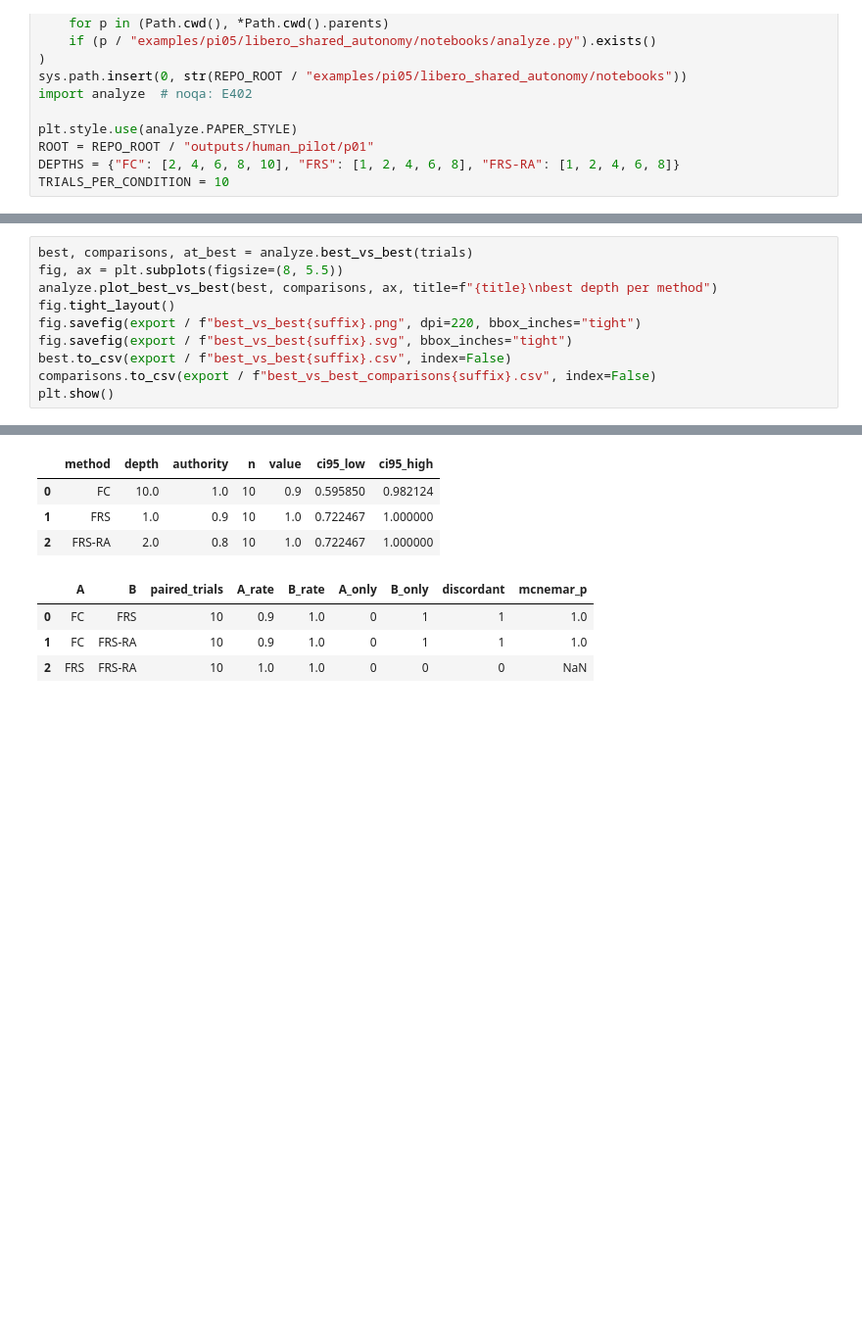
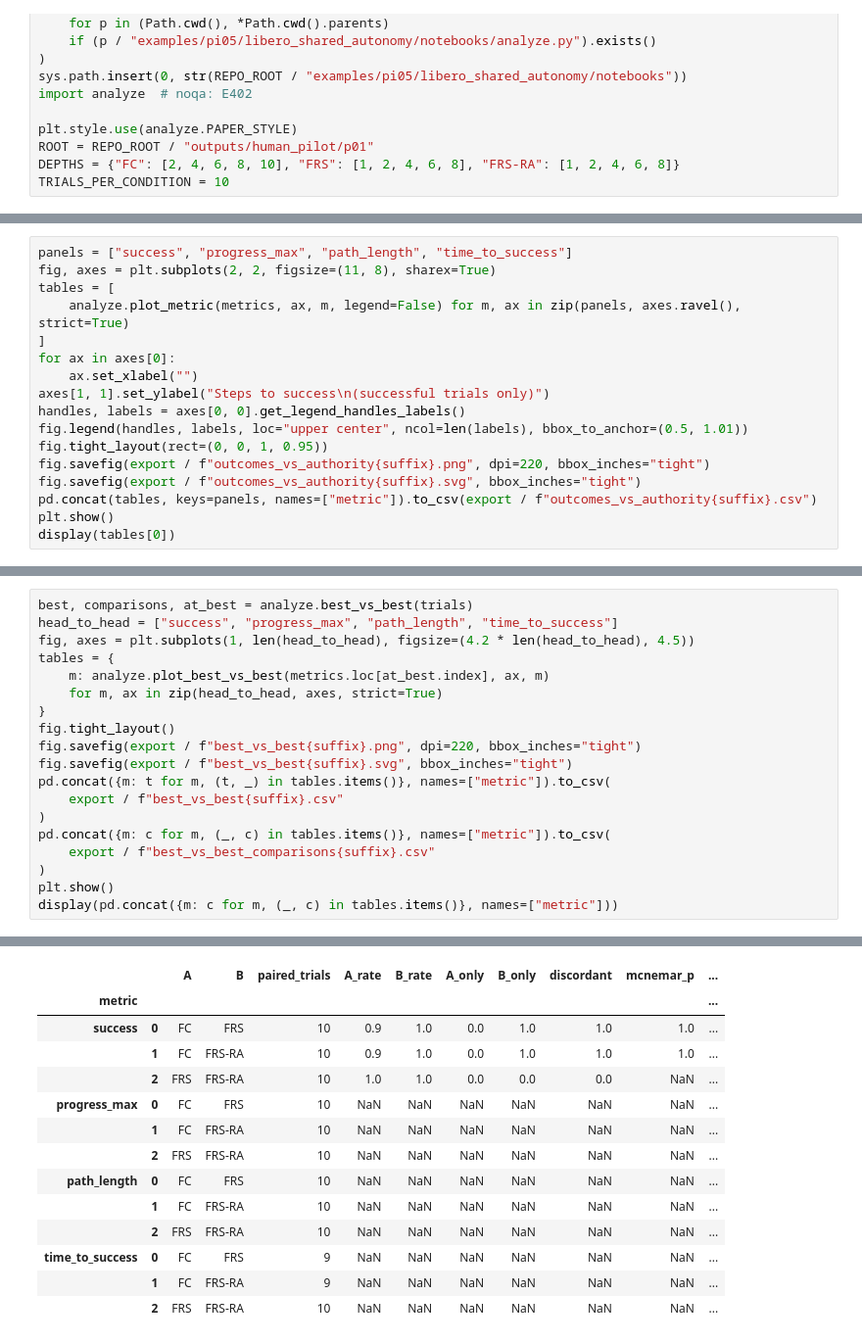
Before and after one commit to ricebcilab/lerobot, a Jupyter notebook: examples/pi05/libero_shared_autonomy/notebooks/analyze_human_pilot.ipynb, the cells around one changed output, grey strips where cells are left out. Shown at 98% size. Saved outputs shown, nothing was run; the diff lists cells and outputs as text; blank space fills up the shorter version.

```diff
--- a/examples/pi05/libero_shared_autonomy/notebooks/analyze_human_pilot.ipynb
+++ b/examples/pi05/libero_shared_autonomy/notebooks/analyze_human_pilot.ipynb
@@ -110,0 +105,17 @@ fewer than 6 discordant pairs cannot reach 0.05.
+# %%
+panels = ["success", "progress_max", "path_length", "time_to_success"]
+fig, axes = plt.subplots(2, 2, figsize=(11, 8), sharex=True)
+tables = [
+    analyze.plot_metric(metrics, ax, m, legend=False) for m, ax in zip(panels, axes.ravel(), strict=True)
+]
+for ax in axes[0]:
+    ax.set_xlabel("")
+axes[1, 1].set_ylabel("Steps to success\n(successful trials only)")
+handles, labels = axes[0, 0].get_legend_handles_labels()
+fig.legend(handles, labels, loc="upper center", ncol=len(labels), bbox_to_anchor=(0.5, 1.01))
+fig.tight_layout(rect=(0, 0, 1, 0.95))
+fig.savefig(export / f"outcomes_vs_authority{suffix}.png", dpi=220, bbox_inches="tight")
+fig.savefig(export / f"outcomes_vs_authority{suffix}.svg", bbox_inches="tight")
+pd.concat(tables, keys=panels, names=["metric"]).to_csv(export / f"outcomes_vs_authority{suffix}.csv")
+plt.show()
+display(tables[0])
@@ -111,11 +152,20 @@ fewer than 6 discordant pairs cannot reach 0.05.
 # %%
 best, comparisons, at_best = analyze.best_vs_best(trials)
-fig, ax = plt.subplots(figsize=(8, 5.5))
-analyze.plot_best_vs_best(best, comparisons, ax, title=f"{title}\nbest depth per method")
+head_to_head = ["success", "progress_max", "path_length", "time_to_success"]
+fig, axes = plt.subplots(1, len(head_to_head), figsize=(4.2 * len(head_to_head), 4.5))
+tables = {
+    m: analyze.plot_best_vs_best(metrics.loc[at_best.index], ax, m)
+    for m, ax in zip(head_to_head, axes, strict=True)
+}
 fig.tight_layout()
 fig.savefig(export / f"best_vs_best{suffix}.png", dpi=220, bbox_inches="tight")
 fig.savefig(export / f"best_vs_best{suffix}.svg", bbox_inches="tight")
-best.to_csv(export / f"best_vs_best{suffix}.csv", index=False)
-comparisons.to_csv(export / f"best_vs_best_comparisons{suffix}.csv", index=False)
+pd.concat({m: t for m, (t, _) in tables.items()}, names=["metric"]).to_csv(
+    export / f"best_vs_best{suffix}.csv"
+)
+pd.concat({m: c for m, (_, c) in tables.items()}, names=["metric"]).to_csv(
+    export / f"best_vs_best_comparisons{suffix}.csv"
+)
 plt.show()
+display(pd.concat({m: c for m, (_, c) in tables.items()}, names=["metric"]))
 # %% [output]
@@ -122,8 +173,14 @@ plt.show()
-|  | method | depth | authority | n | value | ci95_low | ci95_high |
-| 0 | FC | 10.0 | 1.0 | 10 | 0.9 | 0.595850 | 0.982124 |
-| 1 | FRS | 1.0 | 0.9 | 10 | 1.0 | 0.722467 | 1.000000 |
-| 2 | FRS-RA | 2.0 | 0.8 | 10 | 1.0 | 0.722467 | 1.000000 |
+|  |  | A | B | paired_trials | A_rate | B_rate | A_only | B_only | discordant | mcnemar_p | ... |
+| metric |  |  |  |  |  |  |  |  |  |  | ... |
+| success | 0 | FC | FRS | 10 | 0.9 | 1.0 | 0.0 | 1.0 | 1.0 | 1.0 | ... |
+|  | 1 | FC | FRS-RA | 10 | 0.9 | 1.0 | 0.0 | 1.0 | 1.0 | 1.0 | ... |
+|  | 2 | FRS | FRS-RA | 10 | 1.0 | 1.0 | 0.0 | 0.0 | 0.0 | NaN | ... |
+| progress_max | 0 | FC | FRS | 10 | NaN | NaN | NaN | NaN | NaN | NaN | ... |
+|  | 1 | FC | FRS-RA | 10 | NaN | NaN | NaN | NaN | NaN | NaN | ... |
+|  | 2 | FRS | FRS-RA | 10 | NaN | NaN | NaN | NaN | NaN | NaN | ... |
+| path_length | 0 | FC | FRS | 10 | NaN | NaN | NaN | NaN | NaN | NaN | ... |
+|  | 1 | FC | FRS-RA | 10 | NaN | NaN | NaN | NaN | NaN | NaN | ... |
+|  | 2 | FRS | FRS-RA | 10 | NaN | NaN | NaN | NaN | NaN | NaN | ... |
+| time_to_success | 0 | FC | FRS | 9 | NaN | NaN | NaN | NaN | NaN | NaN | ... |
+|  | 1 | FC | FRS-RA | 9 | NaN | NaN | NaN | NaN | NaN | NaN | ... |
+|  | 2 | FRS | FRS-RA | 10 | NaN | NaN | NaN | NaN | NaN | NaN | ... |
-|  | A | B | paired_trials | A_rate | B_rate | A_only | B_only | discordant | mcnemar_p |
-| 0 | FC | FRS | 10 | 0.9 | 1.0 | 0 | 1 | 1 | 1.0 |
-| 1 | FC | FRS-RA | 10 | 0.9 | 1.0 | 0 | 1 | 1 | 1.0 |
-| 2 | FRS | FRS-RA | 10 | 1.0 | 1.0 | 0 | 0 | 0 | NaN |
```
Also changed, not shown: parts of 18 cells of this notebook, 3 other files.
